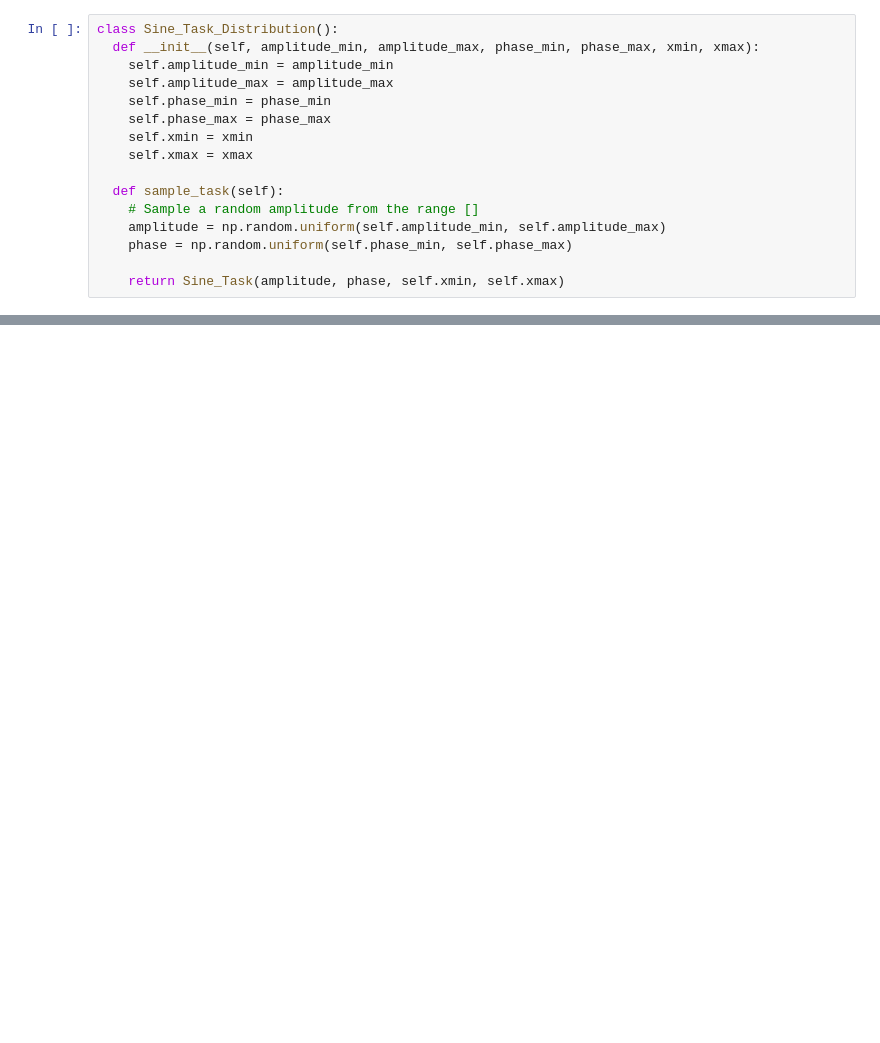
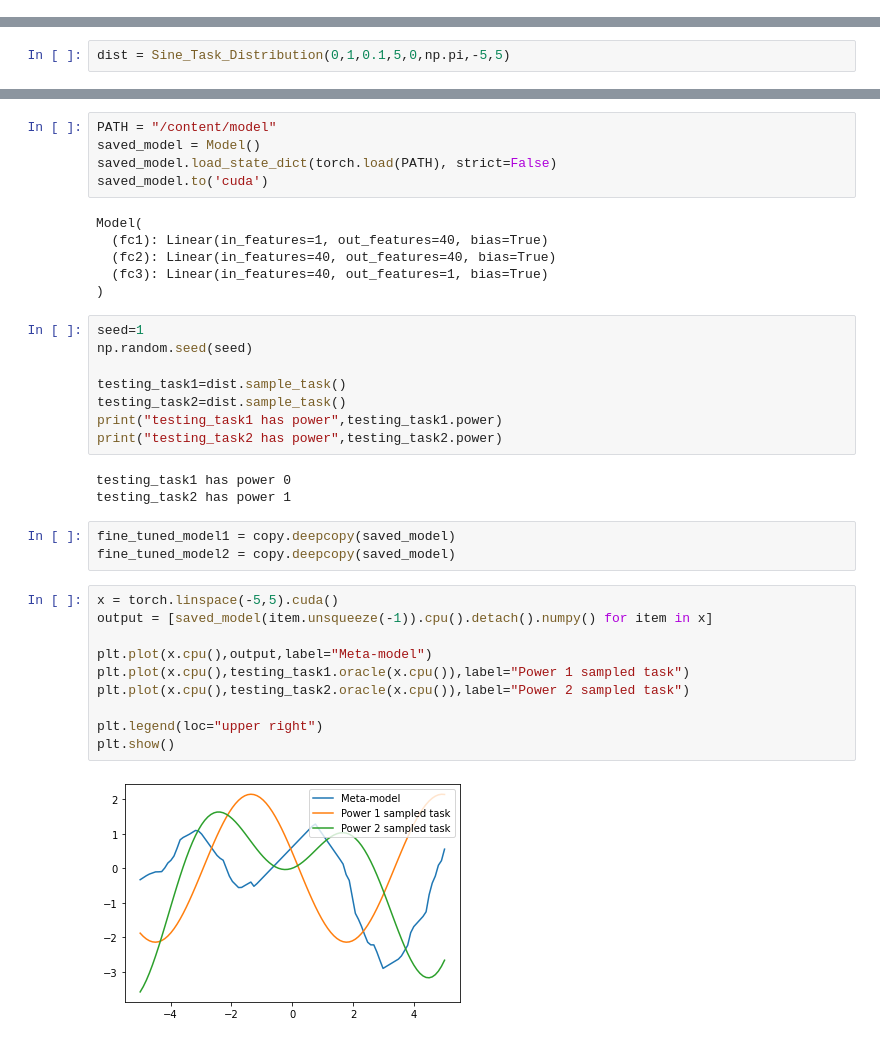
Before and after one commit to josh-strong/MAML, a Jupyter notebook: MAML_PyTorch.ipynb, the cells around one changed output, grey strips where cells are left out. Cells and saved outputs as stored; diff of their text form; blank space fills up the shorter version.

```diff
--- a/MAML_PyTorch.ipynb
+++ b/MAML_PyTorch.ipynb
@@ -67,19 +86,3 @@ class Sine_Task():
     y = y.unsqueeze(1).cuda()
 
     return x, y
-# %%
-class Sine_Task_Distribution():
-  def __init__(self, amplitude_min, amplitude_max, phase_min, phase_max, xmin, xmax):
-    self.amplitude_min = amplitude_min
-    self.amplitude_max = amplitude_max
-    self.phase_min = phase_min
-    self.phase_max = phase_max
-    self.xmin = xmin
-    self.xmax = xmax
-
-  def sample_task(self):
-    # Sample a random amplitude from the range []
-    amplitude = np.random.uniform(self.amplitude_min, self.amplitude_max)
-    phase = np.random.uniform(self.phase_min, self.phase_max)
-
-    return Sine_Task(amplitude, phase, self.xmin, self.xmax)
@@ -101,3 +89,5 @@ class Regressor(nn.Module):
+# %%
+dist = Sine_Task_Distribution(0,1,0.1,5,0,np.pi,-5,5)
 # %% [markdown]
 The (shortened) MAML algorithm:
 
@@ -221,0 +213,37 @@ Please use `tqdm.notebook.tqdm` instead of `tqdm.tqdm_notebook`
+# %%
+PATH = "/content/model"
+saved_model = Model()
+saved_model.load_state_dict(torch.load(PATH), strict=False)
+saved_model.to('cuda')
+# %% [output]
+Model(
+  (fc1): Linear(in_features=1, out_features=40, bias=True)
+  (fc2): Linear(in_features=40, out_features=40, bias=True)
+  (fc3): Linear(in_features=40, out_features=1, bias=True)
+)
+# %%
+seed=1
+np.random.seed(seed)
+
+testing_task1=dist.sample_task()
+testing_task2=dist.sample_task()
+print("testing_task1 has power",testing_task1.power)
+print("testing_task2 has power",testing_task2.power)
+# %% [output]
+testing_task1 has power 0
+testing_task2 has power 1
+# %%
+fine_tuned_model1 = copy.deepcopy(saved_model)
+fine_tuned_model2 = copy.deepcopy(saved_model)
+# %%
+x = torch.linspace(-5,5).cuda()
+output = [saved_model(item.unsqueeze(-1)).cpu().detach().numpy() for item in x]
+
+plt.plot(x.cpu(),output,label="Meta-model")
+plt.plot(x.cpu(),testing_task1.oracle(x.cpu()),label="Power 1 sampled task")
+plt.plot(x.cpu(),testing_task2.oracle(x.cpu()),label="Power 2 sampled task")
+
+plt.legend(loc="upper right")
+plt.show()
+# %% [output]
+[figure, added]
```
Also changed, not shown: parts of 22 cells of this notebook.
